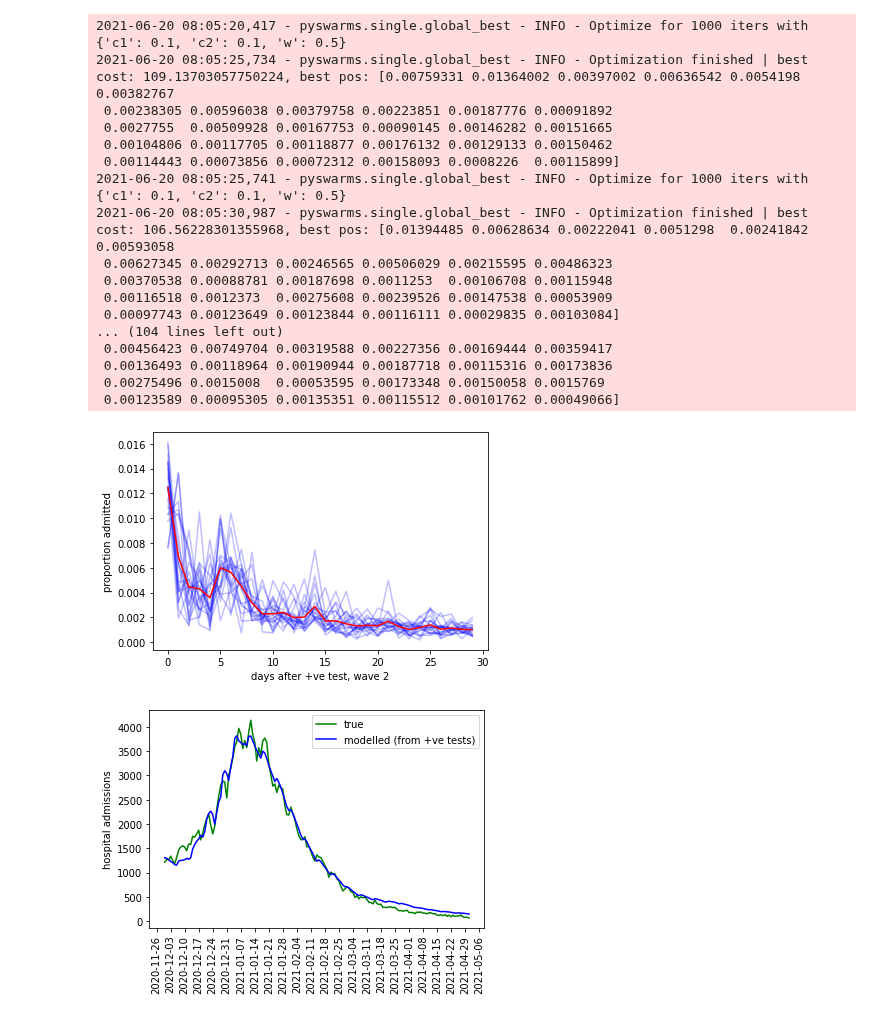
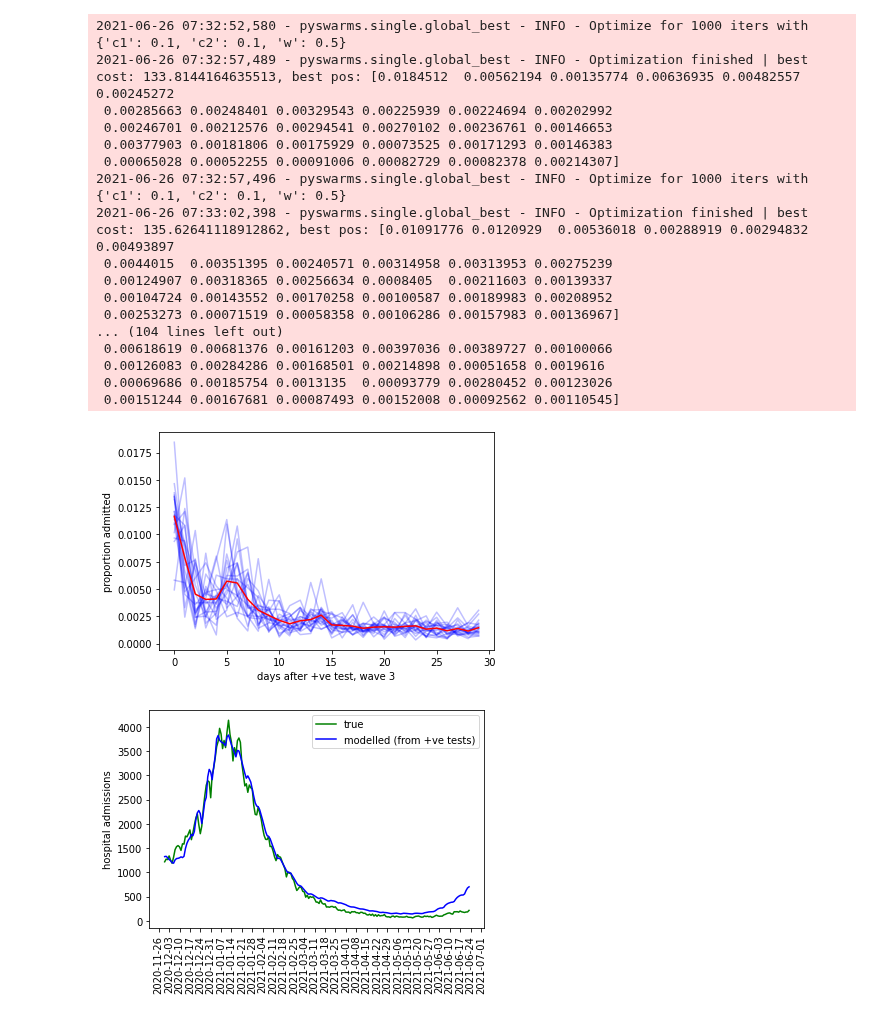
Before and after one commit to nicfreeman1209/covid-19, a Jupyter notebook: conv-estimator/convolution estimator.ipynb, the cells around one changed output. Cells and saved outputs as stored; diff of their text form; code cells hidden in the pictures.

```diff
--- a/conv-estimator/convolution estimator.ipynb
+++ b/conv-estimator/convolution estimator.ipynb
@@ -37,11 +37,11 @@ print(top_date)
 waves = [
     {"start":"2020-08-01", "end":top_date},
     {},
-    {"start":"2020-11-01", "end":"2021-05-01"},
-    {"start":"2021-04-01", "end":top_date}
+    {"start":"2020-11-01", "end":"2021-03-01"},
+    {"start":"2020-11-01", "end":top_date}
 ]
 
-wave = 2
+wave = 3
 start_date = waves[wave]["start"]
 end_date = waves[wave]["end"]
 
@@ -108,64 +108,65 @@ options = {'c1': 0.1, 'c2': 0.1, 'w': 0.5}
 bounds = (x_min, x_max)
 init_pos = np.array([x_min for i in range(n_particles)])
 
-outputs = []
+cases_admiss_outputs = []
 # %%
 for i in range(20):
     optimizer = GlobalBestPSO(n_particles=n_particles, dimensions=n_dim, options=options, bounds=bounds, init_pos=init_pos)
     cost, pos = optimizer.optimize(f, 1000, verbose=True, n_processes=10)
-    outputs.append(pos)
+    cases_admiss_outputs.append(pos)
+cases_admiss_outputs = np.array(cases_admiss_outputs)
 # %% [output]
-2021-06-20 08:05:20,417 - pyswarms.single.global_best - INFO - Optimize for 1000 iters with {'c1': 0.1, 'c2': 0.1, 'w': 0.5}
-2021-06-20 08:05:25,734 - pyswarms.single.global_best - INFO - Optimization finished | best cost: 109.13703057750224, best pos: [0.00759331 0.01364002 0.00397002 0.00636542 0.0054198  0.00382767
- 0.00238305 0.00596038 0.00379758 0.00223851 0.00187776 0.00091892
- 0.0027755  0.00509928 0.00167753 0.00090145 0.00146282 0.00151665
- 0.00104806 0.00117705 0.00118877 0.00176132 0.00129133 0.00150462
- 0.00114443 0.00073856 0.00072312 0.00158093 0.0008226  0.00115899]
-2021-06-20 08:05:25,741 - pyswarms.single.global_best - INFO - Optimize for 1000 iters with {'c1': 0.1, 'c2': 0.1, 'w': 0.5}
-2021-06-20 08:05:30,987 - pyswarms.single.global_best - INFO - Optimization finished | best cost: 106.56228301355968, best pos: [0.01394485 0.00628634 0.00222041 0.0051298  0.00241842 0.00593058
- 0.00627345 0.00292713 0.00246565 0.00506029 0.00215595 0.00486323
- 0.00370538 0.00088781 0.00187698 0.0011253  0.00106708 0.00115948
- 0.00116518 0.0012373  0.00275608 0.00239526 0.00147538 0.00053909
- 0.00097743 0.00123649 0.00123844 0.00116111 0.00029835 0.00103084]
+2021-06-26 07:32:52,580 - pyswarms.single.global_best - INFO - Optimize for 1000 iters with {'c1': 0.1, 'c2': 0.1, 'w': 0.5}
+2021-06-26 07:32:57,489 - pyswarms.single.global_best - INFO - Optimization finished | best cost: 133.8144164635513, best pos: [0.0184512  0.00562194 0.00135774 0.00636935 0.00482557 0.00245272
+ 0.00285663 0.00248401 0.00329543 0.00225939 0.00224694 0.00202992
+ 0.00246701 0.00212576 0.00294541 0.00270102 0.00236761 0.00146653
+ 0.00377903 0.00181806 0.00175929 0.00073525 0.00171293 0.00146383
+ 0.00065028 0.00052255 0.00091006 0.00082729 0.00082378 0.00214307]
+2021-06-26 07:32:57,496 - pyswarms.single.global_best - INFO - Optimize for 1000 iters with {'c1': 0.1, 'c2': 0.1, 'w': 0.5}
+2021-06-26 07:33:02,398 - pyswarms.single.global_best - INFO - Optimization finished | best cost: 135.62641118912862, best pos: [0.01091776 0.0120929  0.00536018 0.00288919 0.00294832 0.00493897
+ 0.0044015  0.00351395 0.00240571 0.00314958 0.00313953 0.00275239
+ 0.00124907 0.00318365 0.00256634 0.0008405  0.00211603 0.00139337
+ 0.00104724 0.00143552 0.00170258 0.00100587 0.00189983 0.00208952
+ 0.00253273 0.00071519 0.00058358 0.00106286 0.00157983 0.00136967]
 ... (104 lines left out)
- 0.00456423 0.00749704 0.00319588 0.00227356 0.00169444 0.00359417
- 0.00136493 0.00118964 0.00190944 0.00187718 0.00115316 0.00173836
- 0.00275496 0.0015008  0.00053595 0.00173348 0.00150058 0.0015769
- 0.00123589 0.00095305 0.00135351 0.00115512 0.00101762 0.00049066]
+ 0.00618619 0.00681376 0.00161203 0.00397036 0.00389727 0.00100066
+ 0.00126083 0.00284286 0.00168501 0.00214898 0.00051658 0.0019616
+ 0.00069686 0.00185754 0.0013135  0.00093779 0.00280452 0.00123026
+ 0.00151244 0.00167681 0.00087493 0.00152008 0.00092562 0.00110545]
 # %%
-_outputs = np.array(outputs)
 plt.clf()
 x = list(range(len(pos)))
-for y in _outputs:
+for y in cases_admiss_outputs:
     #print(sum(y))
     plt.plot(x, y, color="blue", alpha=0.25)
-y_avg = []
+y_avg_cases_admiss = []
 for i in range(len(y)):
-    y_avg.append(np.mean(_outputs[:,i]))
-plt.plot(x, y_avg, color="red", alpha=1)
+    y_avg_cases_admiss.append(np.mean(cases_admiss_outputs[:,i]))
+plt.plot(x, y_avg_cases_admiss, color="red", alpha=1)
 plt.xlabel("days after +ve test, wave %d" % wave)
 plt.ylabel("proportion admitted")
 plt.savefig("cases_admiss_wave%d.png" % wave, bbox_inches='tight', facecolor='white', transparent=False)
 plt.show()
 
 plt.clf()
-true, pred = _f(np.array(y_avg), cases_stream, admissions_stream)
+true, pred = _f(y_avg_cases_admiss, cases_stream, admissions_stream)
 x = _df.dateTime.to_list()[-len(true):]
 plt.plot(x, true, color="green", label="true")
 plt.plot(x, pred, color="blue", label="modelled (from +ve tests)")
 #plt.xlabel("days after start of wave %d" % wave)
 plt.ylabel("hospital admissions")
 plt.legend()
 plt.xticks(rotation=90)
 ax = plt.gca()
 ax.xaxis.set_major_locator(ticker.MultipleLocator(7))
 plt.savefig("cases_admiss_pred_wave%d.png" % wave, bbox_inches='tight', facecolor='white', transparent=False)
 plt.show()
 
-cases_admiss[wave] = y_avg
+
+cases_admiss[wave] = y_avg_cases_admiss
 # %% [output]
-[figure, old version]
+[figure, new version]
-[figure, old version]
+[figure, new version]
 # %%
 plt.clf()
 true, pred = _f(cases_admiss[2], cases_stream, admissions_stream)
```
Also changed, not shown: parts of 11 cells of this notebook, 3 other files.
